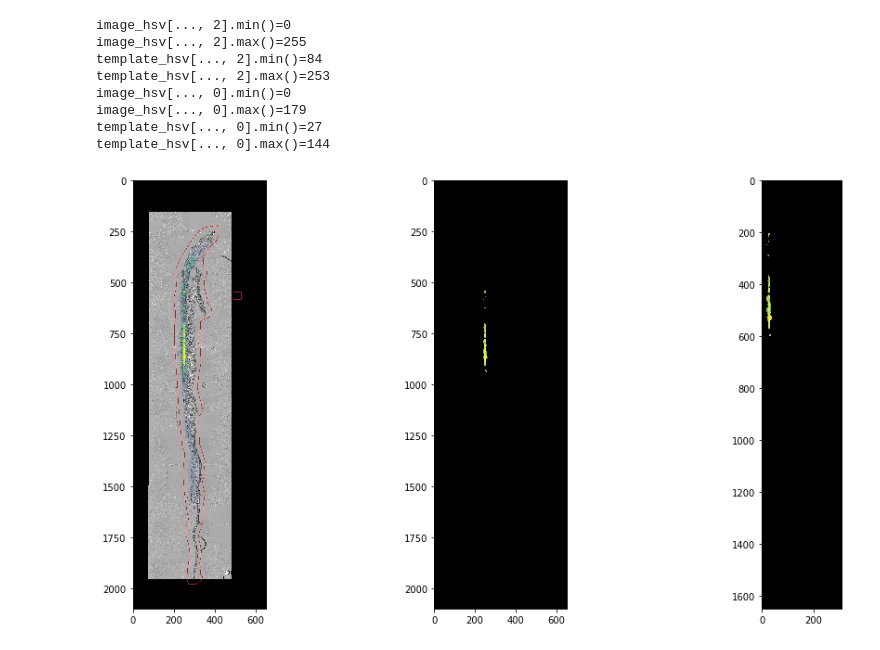
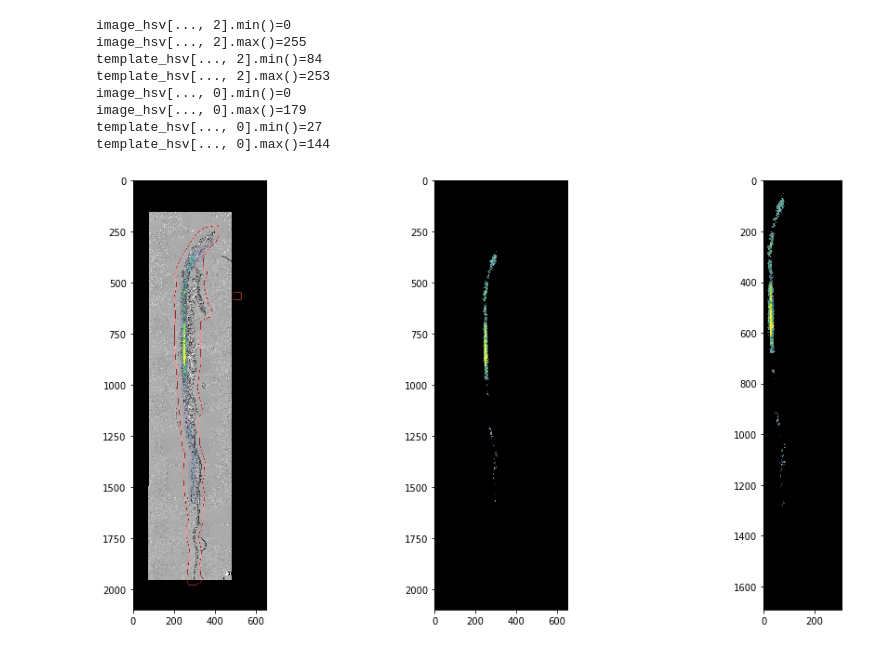
Before and after one commit to maxime915/msi_zarr_analysis, a Jupyter notebook: notebooks/filtering_images.ipynb, the cells around one changed output. Saved outputs shown, nothing was run; the diff lists cells and outputs as text; code cells hidden in the pictures.

```diff
--- a/notebooks/filtering_images.ipynb
+++ b/notebooks/filtering_images.ipynb
@@ -73,14 +73,14 @@ template_hsv[..., 0].max()=144
 # %%
 image_filtered = filter(
     image_hsv,
-    threshold_saturation_low=100,
+    threshold_saturation_low=60,
     threshold_hue_low=20,
-    threshold_hue_high=70
+    threshold_hue_high=110
 )
 image_filtered_rgb = cv2.cvtColor(image_filtered, cv2.COLOR_HSV2RGB)
 show(image_rgb, image_filtered_rgb, crop(image_filtered_rgb), save_to="tm_filter_image_3.png")
 # %% [output]
-[figure, old version]
+[figure, new version]
 # %%
 template_filtered = filter(
     template_hsv,
```
Also changed, not shown: parts of 3 cells of this notebook.
